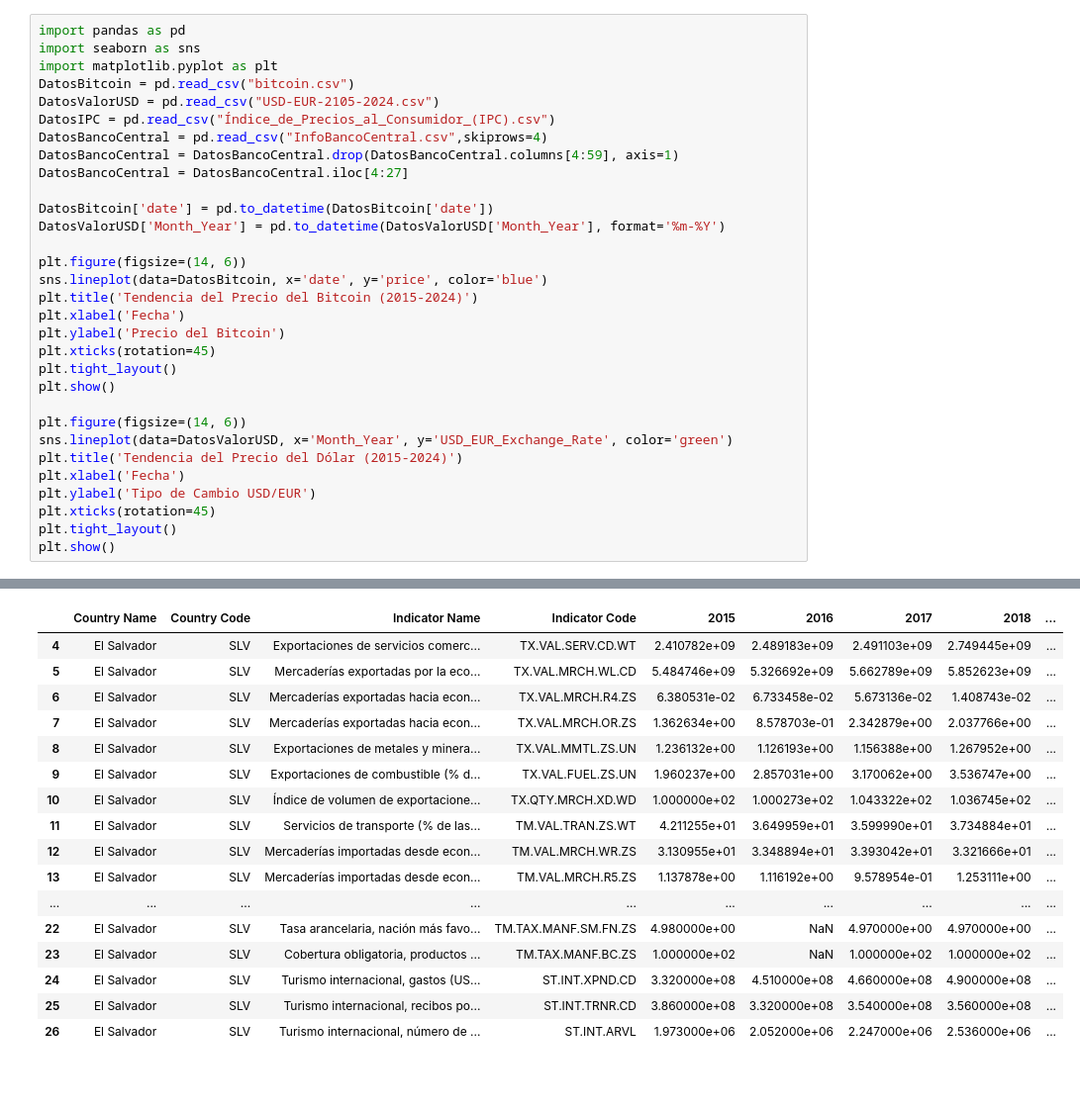
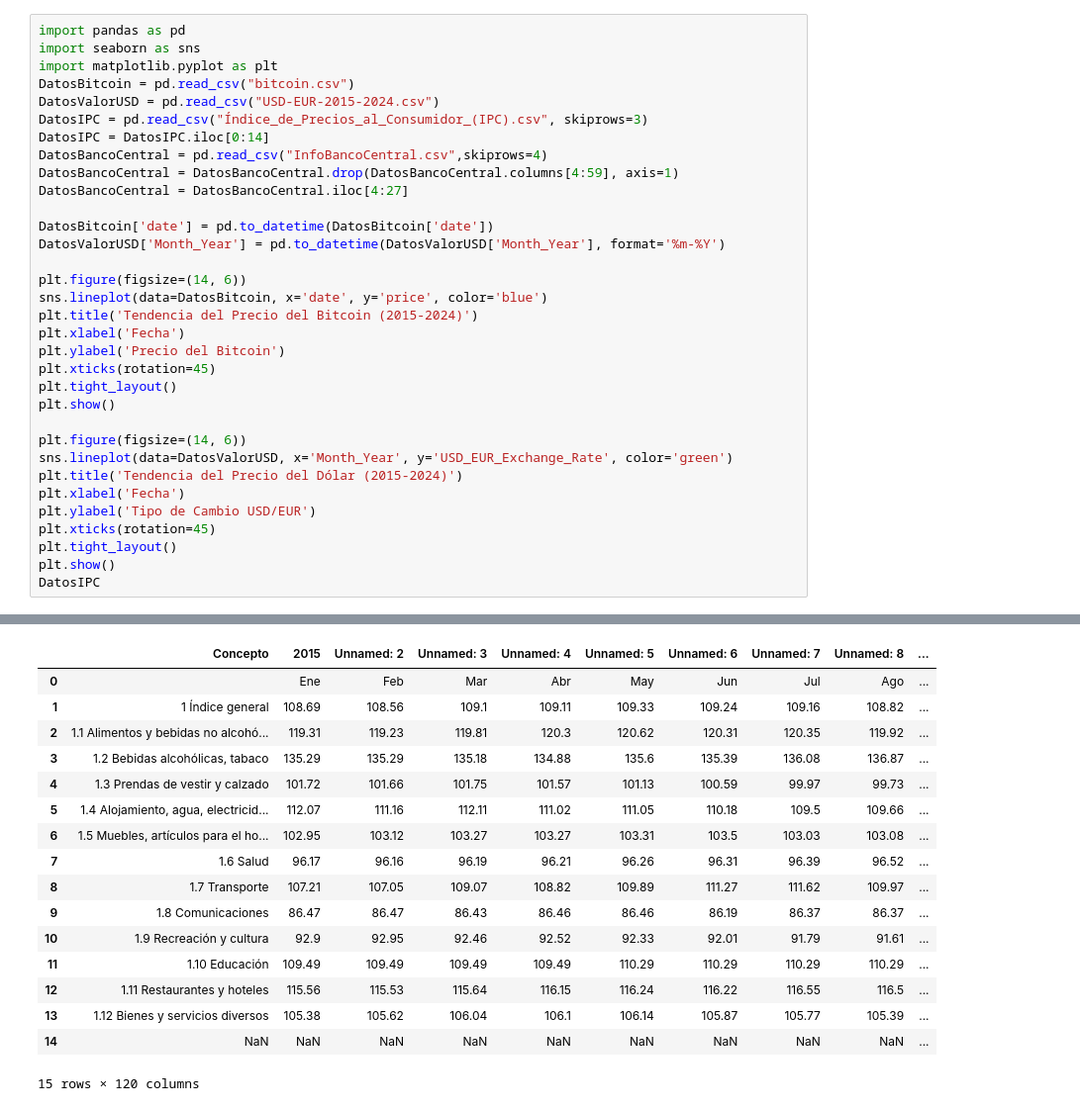
Before and after one commit to JonathanKaori/Grupo2_Seccion4, a Jupyter notebook: AnalisisCanastaBásica.ipynb, the cells around one changed output, grey strips where cells are left out. Shown: that part at 99% size. Drawn from its saved outputs; the diff is of its cells as text; blank space fills up the shorter version.

Commit message:
añadidio filtrado de lineas en datos del ipc

```diff
--- a/AnalisisCanastaBásica.ipynb
+++ b/AnalisisCanastaBásica.ipynb
@@ -3,49 +3,51 @@ import pandas as pd
 import seaborn as sns
 import matplotlib.pyplot as plt
 DatosBitcoin = pd.read_csv("bitcoin.csv")
-DatosValorUSD = pd.read_csv("USD-EUR-2105-2024.csv")
-DatosIPC = pd.read_csv("Índice_de_Precios_al_Consumidor_(IPC).csv")
+DatosValorUSD = pd.read_csv("USD-EUR-2015-2024.csv")
+DatosIPC = pd.read_csv("Índice_de_Precios_al_Consumidor_(IPC).csv", skiprows=3)
+DatosIPC = DatosIPC.iloc[0:14]
 DatosBancoCentral = pd.read_csv("InfoBancoCentral.csv",skiprows=4)
 DatosBancoCentral = DatosBancoCentral.drop(DatosBancoCentral.columns[4:59], axis=1)
 DatosBancoCentral = DatosBancoCentral.iloc[4:27]
 
 DatosBitcoin['date'] = pd.to_datetime(DatosBitcoin['date'])
 DatosValorUSD['Month_Year'] = pd.to_datetime(DatosValorUSD['Month_Year'], format='%m-%Y')
 
 plt.figure(figsize=(14, 6))
 sns.lineplot(data=DatosBitcoin, x='date', y='price', color='blue')
 plt.title('Tendencia del Precio del Bitcoin (2015-2024)')
 plt.xlabel('Fecha')
 plt.ylabel('Precio del Bitcoin')
 plt.xticks(rotation=45)
 plt.tight_layout()
 plt.show()
 
 plt.figure(figsize=(14, 6))
 sns.lineplot(data=DatosValorUSD, x='Month_Year', y='USD_EUR_Exchange_Rate', color='green')
 plt.title('Tendencia del Precio del Dólar (2015-2024)')
 plt.xlabel('Fecha')
 plt.ylabel('Tipo de Cambio USD/EUR')
 plt.xticks(rotation=45)
 plt.tight_layout()
 plt.show()
+DatosIPC
 # %% [output]
 [figure]
 [figure]
-|  | Country Name | Country Code | Indicator Name | Indicator Code | 2015 | 2016 | 2017 | 2018 | ... |
-| 4 | El Salvador | SLV | Exportaciones de servicios comerc... | TX.VAL.SERV.CD.WT | 2.410782e+09 | 2.489183e+09 | 2.491103e+09 | 2.749445e+09 | ... |
-| 5 | El Salvador | SLV | Mercaderías exportadas por la eco... | TX.VAL.MRCH.WL.CD | 5.484746e+09 | 5.326692e+09 | 5.662789e+09 | 5.852623e+09 | ... |
-| 6 | El Salvador | SLV | Mercaderías exportadas hacia econ... | TX.VAL.MRCH.R4.ZS | 6.380531e-02 | 6.733458e-02 | 5.673136e-02 | 1.408743e-02 | ... |
-| 7 | El Salvador | SLV | Mercaderías exportadas hacia econ... | TX.VAL.MRCH.OR.ZS | 1.362634e+00 | 8.578703e-01 | 2.342879e+00 | 2.037766e+00 | ... |
-| 8 | El Salvador | SLV | Exportaciones de metales y minera... | TX.VAL.MMTL.ZS.UN | 1.236132e+00 | 1.126193e+00 | 1.156388e+00 | 1.267952e+00 | ... |
-| 9 | El Salvador | SLV | Exportaciones de combustible (% d... | TX.VAL.FUEL.ZS.UN | 1.960237e+00 | 2.857031e+00 | 3.170062e+00 | 3.536747e+00 | ... |
-| 10 | El Salvador | SLV | Índice de volumen de exportacione... | TX.QTY.MRCH.XD.WD | 1.000000e+02 | 1.000273e+02 | 1.043322e+02 | 1.036745e+02 | ... |
-| 11 | El Salvador | SLV | Servicios de transporte (% de las... | TM.VAL.TRAN.ZS.WT | 4.211255e+01 | 3.649959e+01 | 3.599990e+01 | 3.734884e+01 | ... |
-| 12 | El Salvador | SLV | Mercaderías importadas desde econ... | TM.VAL.MRCH.WR.ZS | 3.130955e+01 | 3.348894e+01 | 3.393042e+01 | 3.321666e+01 | ... |
-| 13 | El Salvador | SLV | Mercaderías importadas desde econ... | TM.VAL.MRCH.R5.ZS | 1.137878e+00 | 1.116192e+00 | 9.578954e-01 | 1.253111e+00 | ... |
-| ... | ... | ... | ... | ... | ... | ... | ... | ... | ... |
-| 22 | El Salvador | SLV | Tasa arancelaria, nación más favo... | TM.TAX.MANF.SM.FN.ZS | 4.980000e+00 | NaN | 4.970000e+00 | 4.970000e+00 | ... |
-| 23 | El Salvador | SLV | Cobertura obligatoria, productos ... | TM.TAX.MANF.BC.ZS | 1.000000e+02 | NaN | 1.000000e+02 | 1.000000e+02 | ... |
-| 24 | El Salvador | SLV | Turismo internacional, gastos (US... | ST.INT.XPND.CD | 3.320000e+08 | 4.510000e+08 | 4.660000e+08 | 4.900000e+08 | ... |
-| 25 | El Salvador | SLV | Turismo internacional, recibos po... | ST.INT.TRNR.CD | 3.860000e+08 | 3.320000e+08 | 3.540000e+08 | 3.560000e+08 | ... |
-| 26 | El Salvador | SLV | Turismo internacional, número de ... | ST.INT.ARVL | 1.973000e+06 | 2.052000e+06 | 2.247000e+06 | 2.536000e+06 | ... |
+|  | Concepto | 2015 | Unnamed: 2 | Unnamed: 3 | Unnamed: 4 | Unnamed: 5 | Unnamed: 6 | Unnamed: 7 | Unnamed: 8 | ... |
+| 0 |  | Ene | Feb | Mar | Abr | May | Jun | Jul | Ago | ... |
+| 1 | 1 Índice general | 108.69 | 108.56 | 109.1 | 109.11 | 109.33 | 109.24 | 109.16 | 108.82 | ... |
+| 2 | 1.1 Alimentos y bebidas no alcohó... | 119.31 | 119.23 | 119.81 | 120.3 | 120.62 | 120.31 | 120.35 | 119.92 | ... |
+| 3 | 1.2 Bebidas alcohólicas, tabaco | 135.29 | 135.29 | 135.18 | 134.88 | 135.6 | 135.39 | 136.08 | 136.87 | ... |
+| 4 | 1.3 Prendas de vestir y calzado | 101.72 | 101.66 | 101.75 | 101.57 | 101.13 | 100.59 | 99.97 | 99.73 | ... |
+| 5 | 1.4 Alojamiento, agua, electricid... | 112.07 | 111.16 | 112.11 | 111.02 | 111.05 | 110.18 | 109.5 | 109.66 | ... |
+| 6 | 1.5 Muebles, artículos para el ho... | 102.95 | 103.12 | 103.27 | 103.27 | 103.31 | 103.5 | 103.03 | 103.08 | ... |
+| 7 | 1.6 Salud | 96.17 | 96.16 | 96.19 | 96.21 | 96.26 | 96.31 | 96.39 | 96.52 | ... |
+| 8 | 1.7 Transporte | 107.21 | 107.05 | 109.07 | 108.82 | 109.89 | 111.27 | 111.62 | 109.97 | ... |
+| 9 | 1.8 Comunicaciones | 86.47 | 86.47 | 86.43 | 86.46 | 86.46 | 86.19 | 86.37 | 86.37 | ... |
+| 10 | 1.9 Recreación y cultura | 92.9 | 92.95 | 92.46 | 92.52 | 92.33 | 92.01 | 91.79 | 91.61 | ... |
+| 11 | 1.10 Educación | 109.49 | 109.49 | 109.49 | 109.49 | 110.29 | 110.29 | 110.29 | 110.29 | ... |
+| 12 | 1.11 Restaurantes y hoteles | 115.56 | 115.53 | 115.64 | 116.15 | 116.24 | 116.22 | 116.55 | 116.5 | ... |
+| 13 | 1.12 Bienes y servicios diversos | 105.38 | 105.62 | 106.04 | 106.1 | 106.14 | 105.87 | 105.77 | 105.39 | ... |
+| 14 | NaN | NaN | NaN | NaN | NaN | NaN | NaN | NaN | NaN | ... |
+15 rows × 120 columns
```
